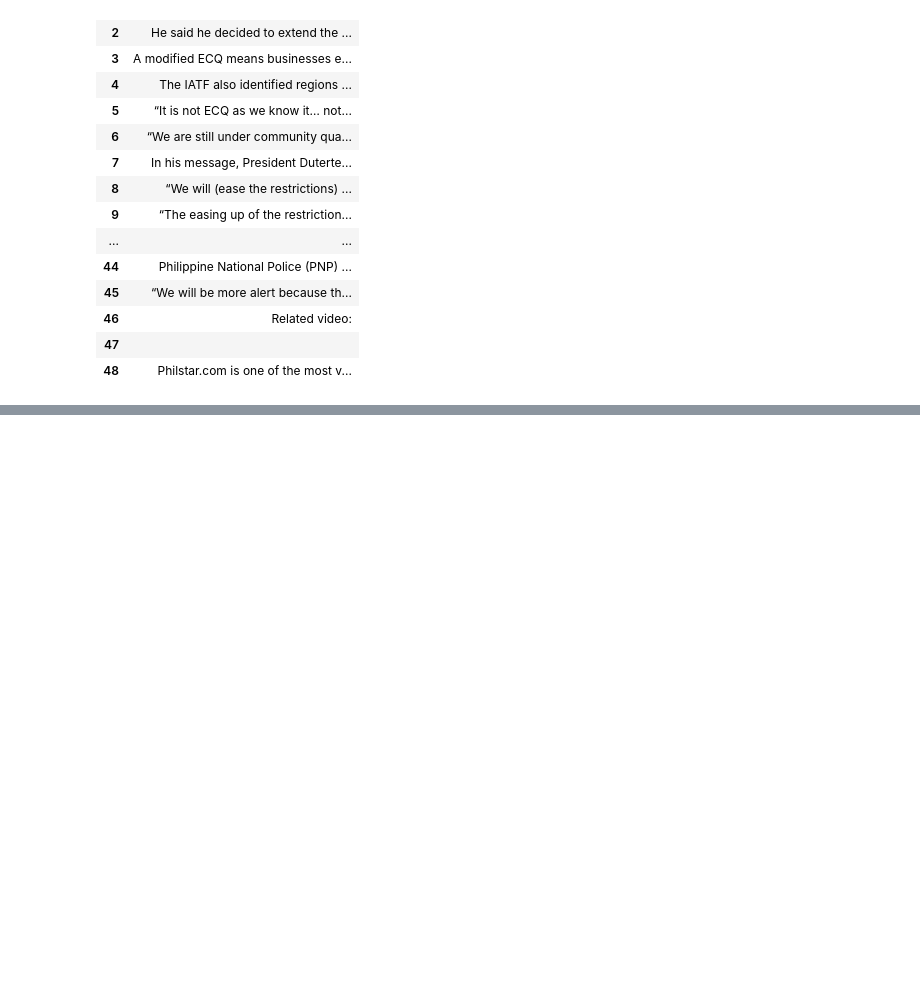
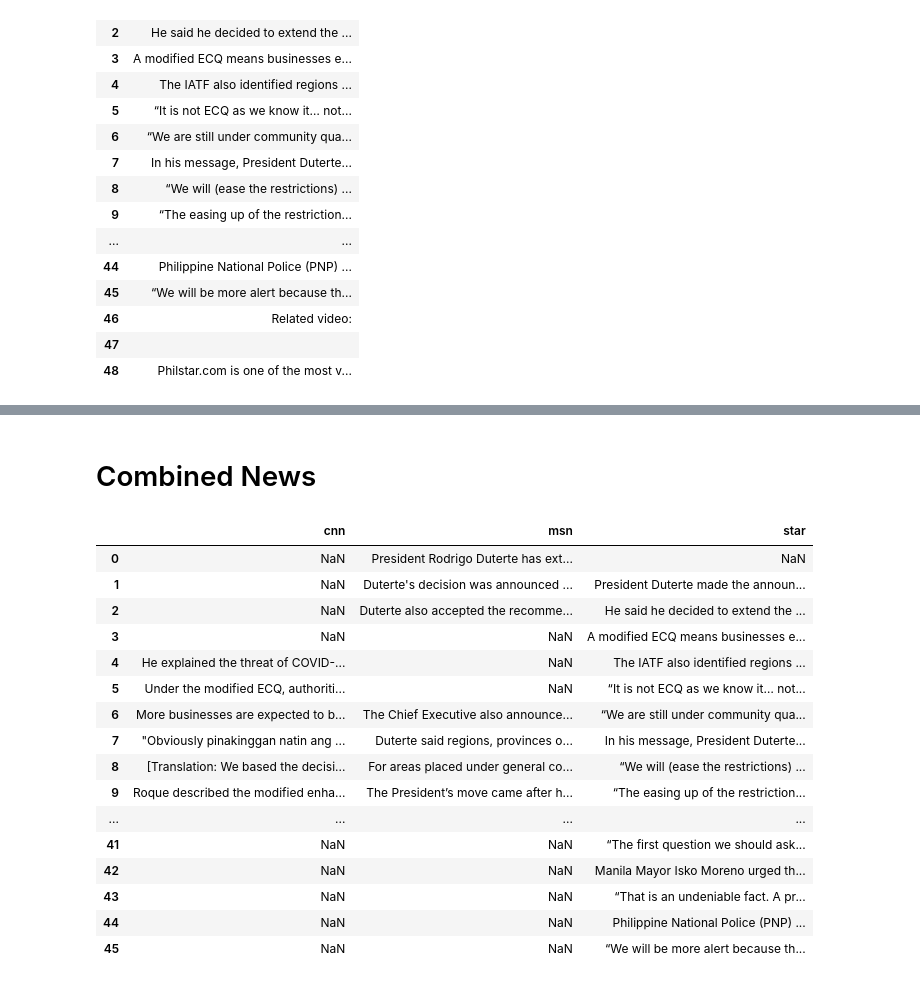
Before and after one commit to isidorachavez/ECQ-Text-Analysis, a Jupyter notebook: News Info.ipynb, the cells around one changed output, grey strips where cells are left out. Drawn from its saved outputs; the diff is of its cells as text; code cells hidden in the pictures; blank space fills up the shorter version.

```diff
--- a/News Info.ipynb
+++ b/News Info.ipynb
@@ -47,3 +47,12 @@ cnn_df
 | 34 |  |
 | 35 |  |
 | 36 | © 2015 Nine Media Corp. CNN name,... |
+# %%
+#Dropping of unnecessary rows for cleaner dataframe
+cnn = cnn_df.drop(cnn_df.index[[0,1,2,3,33,34,35,36]])
+
+#Renaming of columns
+cnn.columns = ['cnn']
+
+#Viewing of changes
+cnn
@@ -90,3 +117,12 @@ msn_df
 | 16 |  |
 | 17 |  |
 | 18 |  |
+# %%
+#Dropping of unnecessary rows for cleaner dataframe
+msn = msn_df.drop(msn_df.index[[3,4,5,15,16,17,18]])
+
+#Renaming of columns
+msn.columns = ['msn']
+
+#Viewing of changes
+msn
@@ -133,3 +183,12 @@ star_df
 | 46 | Related video: |
 | 47 |  |
 | 48 | Philstar.com is one of the most v... |
+# %%
+#Dropping of unnecessary rows for cleaner dataframe
+star = star_df.drop(star_df.index[[0,46,47,48]])
+
+#Renaming of columns
+star.columns = ['star']
+
+#Viewing of changes
+star
@@ -135,0 +213,24 @@ star_df
+# %% [markdown]
+# Combined News
+# %%
+#Combining of all news articles
+all_news = pd.concat([cnn,msn,star], axis=1)
+all_news
+# %% [output]
+|  | cnn | msn | star |
+| 0 | NaN | President Rodrigo Duterte has ext... | NaN |
+| 1 | NaN | Duterte's decision was announced ... | President Duterte made the announ... |
+| 2 | NaN | Duterte also accepted the recomme... | He said he decided to extend the ... |
+| 3 | NaN | NaN | A modified ECQ means businesses e... |
+| 4 | He explained the threat of COVID-... | NaN | The IATF also identified regions ... |
+| 5 | Under the modified ECQ, authoriti... | NaN | “It is not ECQ as we know it… not... |
+| 6 | More businesses are expected to b... | The Chief Executive also announce... | “We are still under community qua... |
+| 7 | "Obviously pinakinggan natin ang ... | Duterte said regions, provinces o... | In his message, President Duterte... |
+| 8 | [Translation: We based the decisi... | For areas placed under general co... | “We will (ease the restrictions) ... |
+| 9 | Roque described the modified enha... | The President’s move came after h... | “The easing up of the restriction... |
+| ... | ... | ... | ... |
+| 41 | NaN | NaN | “The first question we should ask... |
+| 42 | NaN | NaN | Manila Mayor Isko Moreno urged th... |
+| 43 | NaN | NaN | “That is an undeniable fact. A pr... |
+| 44 | NaN | NaN | Philippine National Police (PNP) ... |
+| 45 | NaN | NaN | “We will be more alert because th... |
```
Also changed, not shown: parts of 3 cells of this notebook.
